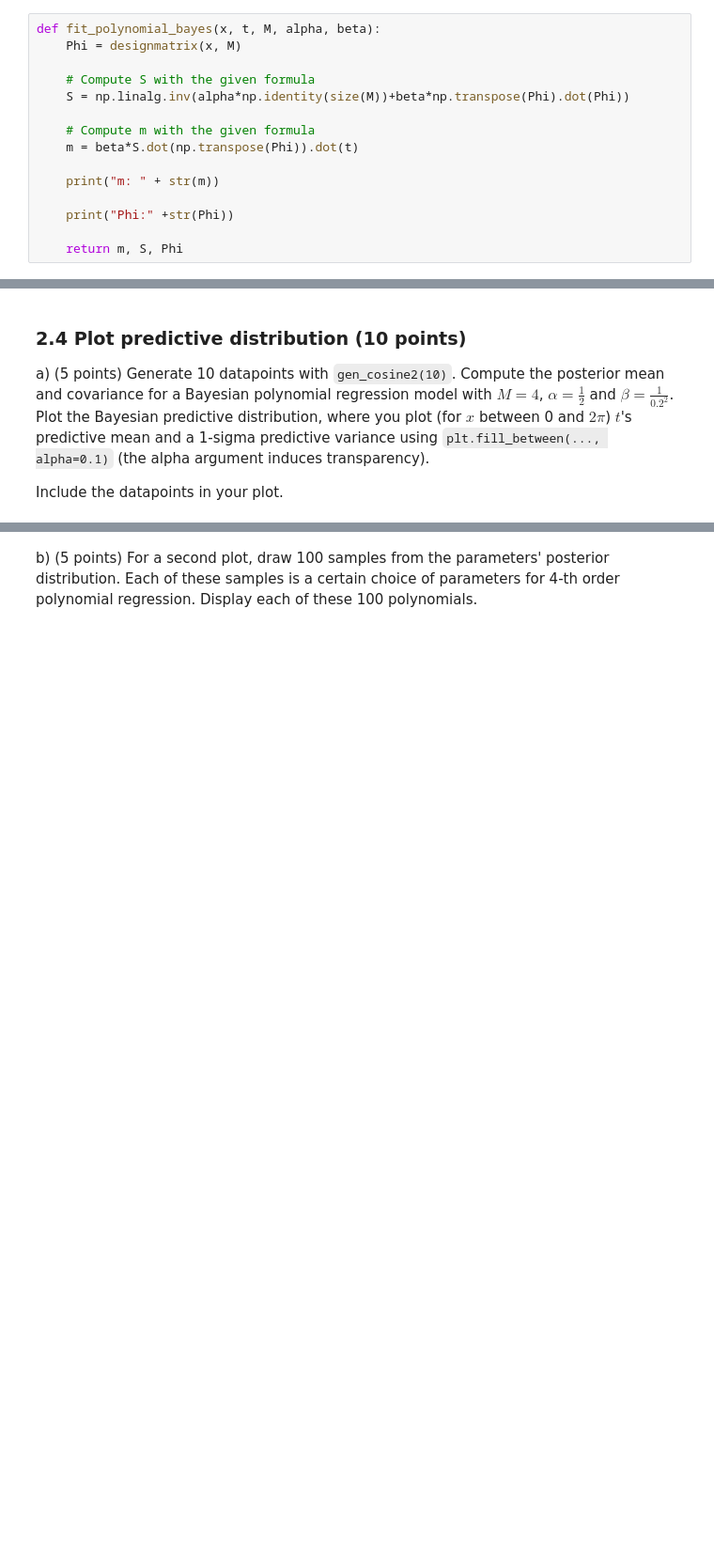
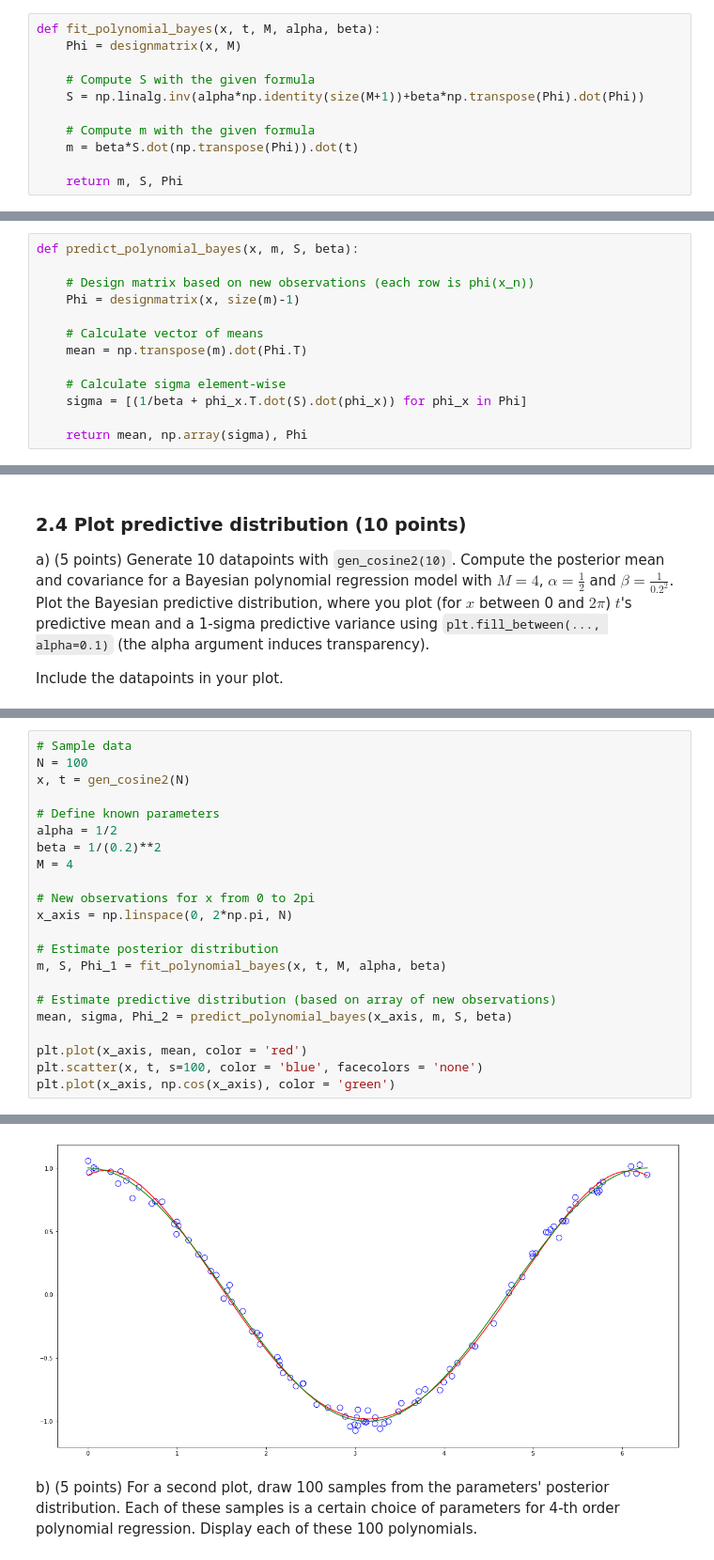
Before and after one commit to hammond756/ml1labs, a Jupyter notebook: 11336404_10437215_10608516_lab1.ipynb, the cells around one changed output, grey strips where cells are left out. Shown at 94% size. Drawn from its saved outputs; the diff is of its cells as text; blank space fills up the shorter version.

```diff
--- a/11336404_10437215_10608516_lab1.ipynb
+++ b/11336404_10437215_10608516_lab1.ipynb
@@ -314,15 +320,11 @@ def fit_polynomial_bayes(x, t, M, alpha, beta):
     Phi = designmatrix(x, M)
 
     # Compute S with the given formula
-    S = np.linalg.inv(alpha*np.identity(size(M))+beta*np.transpose(Phi).dot(Phi))
+    S = np.linalg.inv(alpha*np.identity(size(M+1))+beta*np.transpose(Phi).dot(Phi))
 
     # Compute m with the given formula
     m = beta*S.dot(np.transpose(Phi)).dot(t)
 
-    print("m: " + str(m))
-
-    print("Phi:" +str(Phi))
-
     return m, S, Phi
 # %%
 ### Test your function
@@ -378,3 +354,16 @@ def predict_polynomial_bayes(x, m, S, beta):
+# %%
+def predict_polynomial_bayes(x, m, S, beta):
+
+    # Design matrix based on new observations (each row is phi(x_n))
+    Phi = designmatrix(x, size(m)-1)
+
+    # Calculate vector of means
+    mean = np.transpose(m).dot(Phi.T)
+
+    # Calculate sigma element-wise
+    sigma = [(1/beta + phi_x.T.dot(S).dot(phi_x)) for phi_x in Phi]
+
+    return mean, np.array(sigma), Phi
 # %%
 ### Test your function
 np.random.seed(5)
@@ -411,0 +387,23 @@ raise NotImplementedError()
+# %%
+# Sample data
+N = 100
+x, t = gen_cosine2(N)
+
+# Define known parameters
+alpha = 1/2
+beta = 1/(0.2)**2
+M = 4
+
+# New observations for x from 0 to 2pi
+x_axis = np.linspace(0, 2*np.pi, N)
+
+# Estimate posterior distribution
+m, S, Phi_1 = fit_polynomial_bayes(x, t, M, alpha, beta)
+
+# Estimate predictive distribution (based on array of new observations)
+mean, sigma, Phi_2 = predict_polynomial_bayes(x_axis, m, S, beta)
+
+plt.plot(x_axis, mean, color = 'red')
+plt.scatter(x, t, s=100, color = 'blue', facecolors = 'none')
+plt.plot(x_axis, np.cos(x_axis), color = 'green')
+# %% [output]
@@ -412,3 +411,4 @@ raise NotImplementedError()
+[figure, added]
 # %% [markdown]
 b) (5 points) For a second plot, draw 100 samples from the parameters' posterior distribution. Each of these samples is a certain choice of parameters for 4-th order polynomial regression.
 Display each of these 100 polynomials.
```
Also changed, not shown: parts of 12 cells of this notebook.
